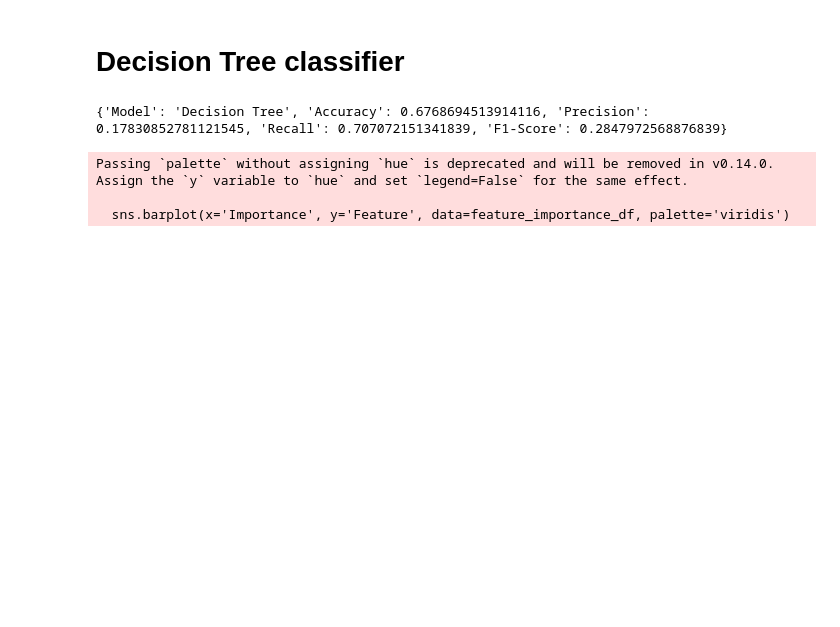
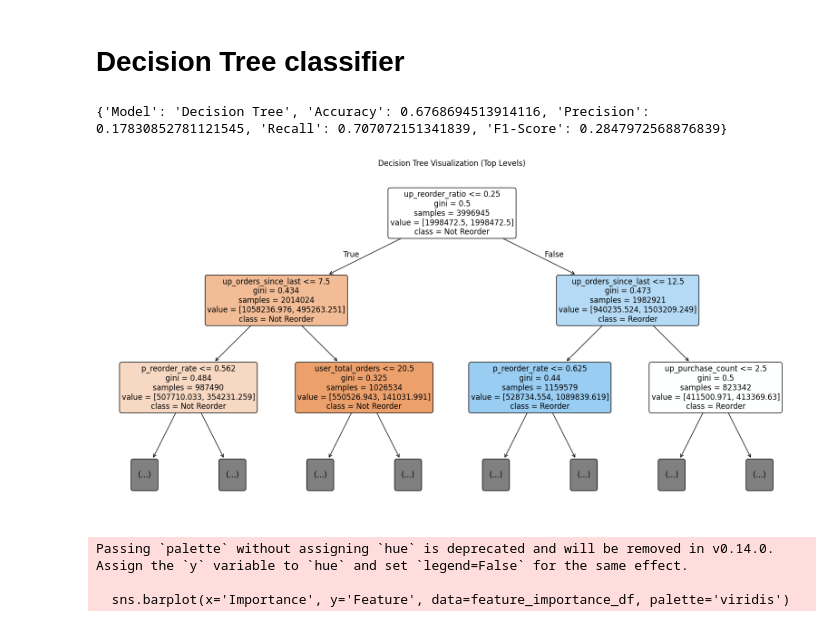
Before and after one commit to YamenObeidat/Machine-Learning-Final-Project-1, a Jupyter notebook: edit7.ipynb, the cells around one changed output. Saved outputs shown, nothing was run; the diff lists cells and outputs as text; code cells hidden in the pictures; blank space fills up the shorter version.

```diff
--- a/edit7.ipynb
+++ b/edit7.ipynb
@@ -1027,6 +1067,21 @@ dt_results = {
 print(dt_results)
 # %% [output]
 {'Model': 'Decision Tree', 'Accuracy': 0.6768694513914116, 'Precision': 0.17830852781121545, 'Recall': 0.707072151341839, 'F1-Score': 0.2847972568876839}
+# %%
+
+
+plt.figure(figsize=(20, 10))
+plot_tree(dt_model,
+          max_depth=2,
+          feature_names=X_train.columns,
+          class_names=['Not Reorder', 'Reorder'],
+          filled=True,
+          rounded=True,
+          fontsize=12)
+plt.title("Decision Tree Visualization (Top Levels)")
+plt.show()
+# %% [output]
+[figure, added]
 # %%
 
 importances = dt_model.feature_importances_
```
Also changed, not shown: parts of 5 cells of this notebook.
